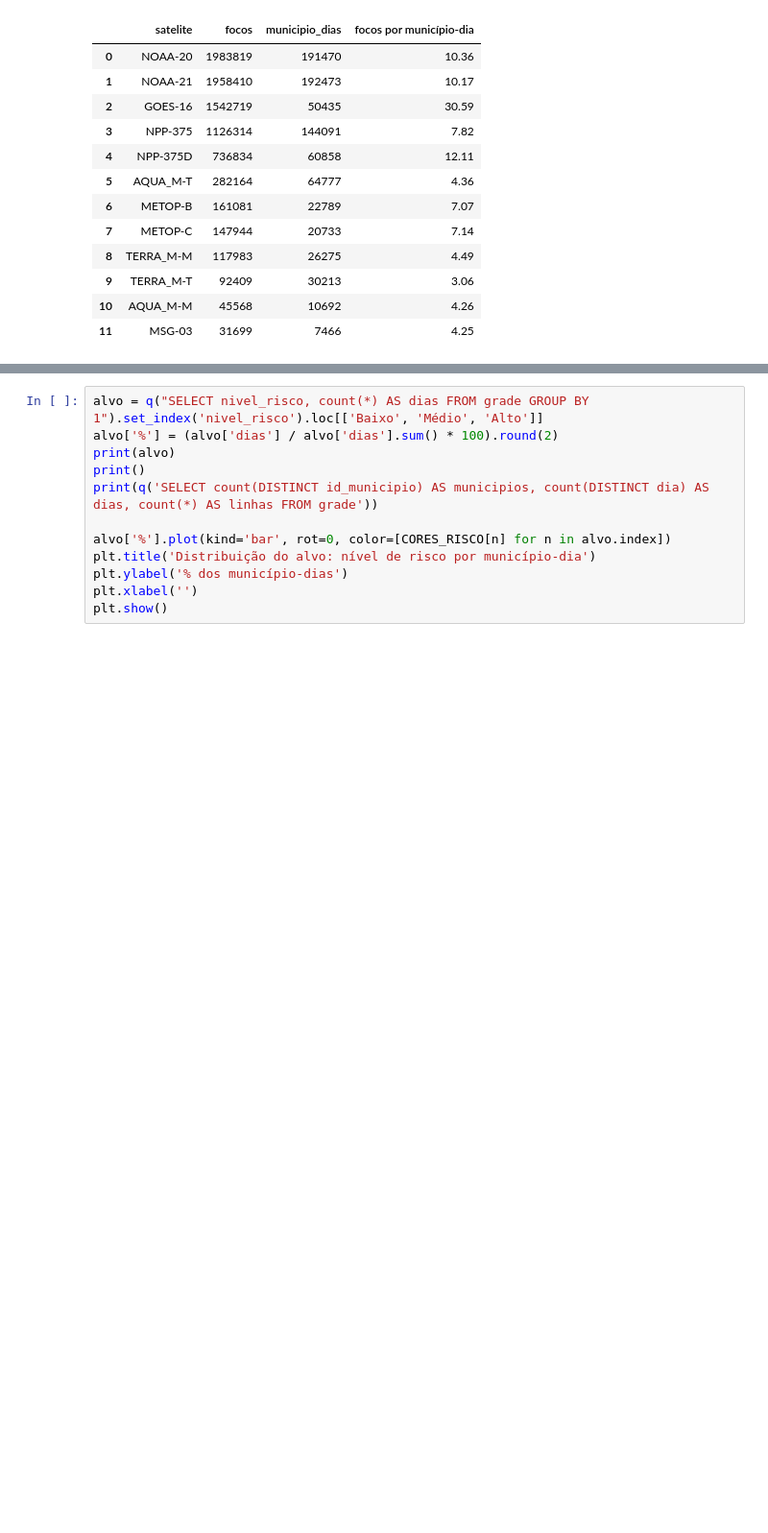
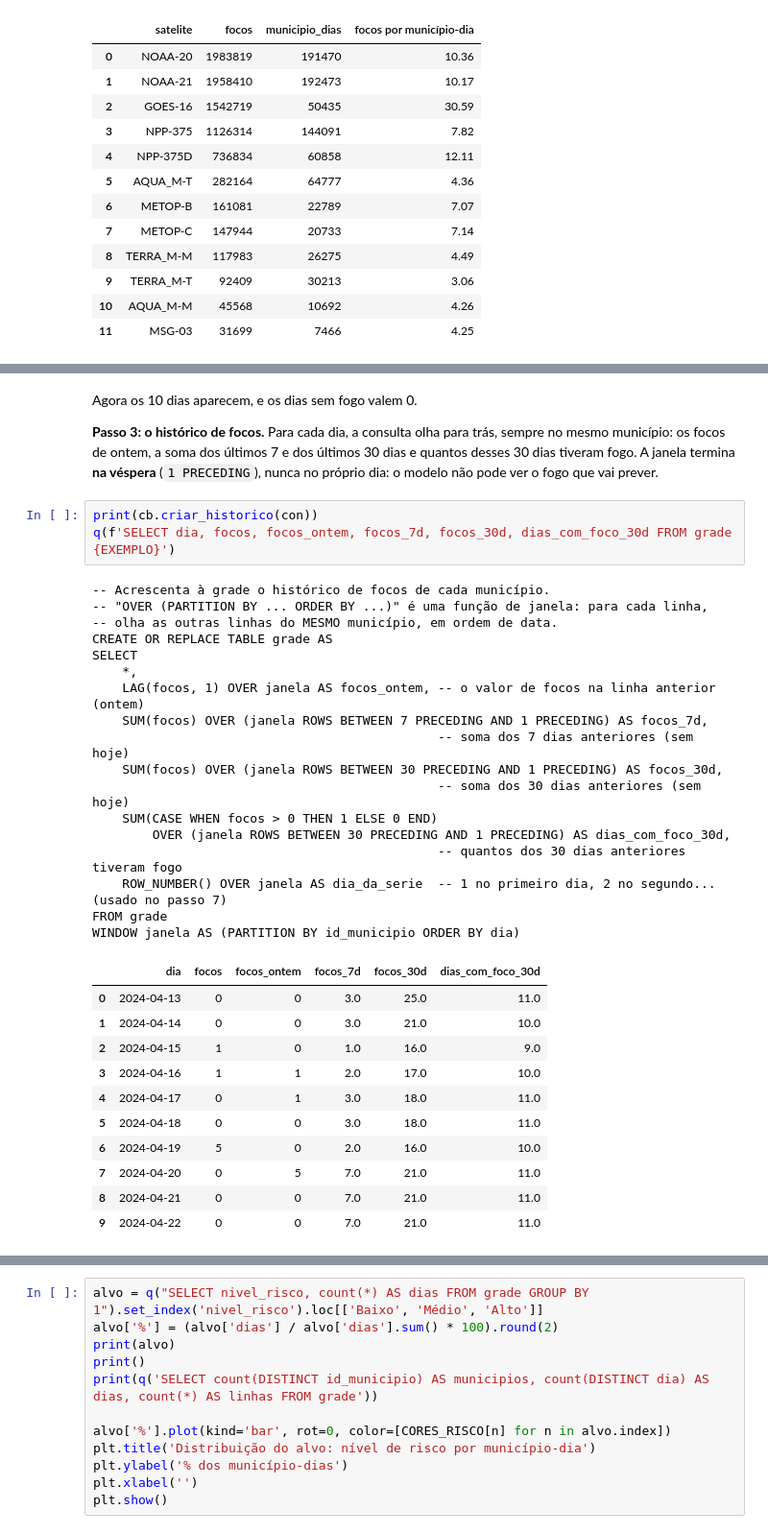
Before and after one commit to heliogil/risco-incendio-municipio, a Jupyter notebook: 01_eda.ipynb, the cells around one changed output, grey strips where cells are left out. Shown at 96% size. Drawn from its saved outputs; the diff is of its cells as text; blank space fills up the shorter version.

```diff
--- a/01_eda.ipynb
+++ b/01_eda.ipynb
@@ -259,0 +313,38 @@ remover_sem_historico  grade:   2109514 linhas, 20 colunas
+# %% [markdown]
+Agora os 10 dias aparecem, e os dias sem fogo valem 0.
+
+**Passo 3: o histórico de focos.** Para cada dia, a consulta olha para trás, sempre no mesmo município: os
+focos de ontem, a soma dos últimos 7 e dos últimos 30 dias e quantos desses 30 dias tiveram fogo. A janela
+termina **na véspera** (`1 PRECEDING`), nunca no próprio dia: o modelo não pode ver o fogo que vai prever.
+# %%
+print(cb.criar_historico(con))
+q(f'SELECT dia, focos, focos_ontem, focos_7d, focos_30d, dias_com_foco_30d FROM grade {EXEMPLO}')
+# %% [output]
+-- Acrescenta à grade o histórico de focos de cada município.
+-- "OVER (PARTITION BY ... ORDER BY ...)" é uma função de janela: para cada linha,
+-- olha as outras linhas do MESMO município, em ordem de data.
+CREATE OR REPLACE TABLE grade AS
+SELECT
+    *,
+    LAG(focos, 1) OVER janela AS focos_ontem, -- o valor de focos na linha anterior (ontem)
+    SUM(focos) OVER (janela ROWS BETWEEN 7 PRECEDING AND 1 PRECEDING) AS focos_7d,
+                                              -- soma dos 7 dias anteriores (sem hoje)
+    SUM(focos) OVER (janela ROWS BETWEEN 30 PRECEDING AND 1 PRECEDING) AS focos_30d,
+                                              -- soma dos 30 dias anteriores (sem hoje)
+    SUM(CASE WHEN focos > 0 THEN 1 ELSE 0 END)
+        OVER (janela ROWS BETWEEN 30 PRECEDING AND 1 PRECEDING) AS dias_com_foco_30d,
+                                              -- quantos dos 30 dias anteriores tiveram fogo
+    ROW_NUMBER() OVER janela AS dia_da_serie  -- 1 no primeiro dia, 2 no segundo... (usado no passo 7)
+FROM grade
+WINDOW janela AS (PARTITION BY id_municipio ORDER BY dia)
+|  | dia | focos | focos_ontem | focos_7d | focos_30d | dias_com_foco_30d |
+| 0 | 2024-04-13 | 0 | 0 | 3.0 | 25.0 | 11.0 |
+| 1 | 2024-04-14 | 0 | 0 | 3.0 | 21.0 | 10.0 |
+| 2 | 2024-04-15 | 1 | 0 | 1.0 | 16.0 | 9.0 |
+| 3 | 2024-04-16 | 1 | 1 | 2.0 | 17.0 | 10.0 |
+| 4 | 2024-04-17 | 0 | 1 | 3.0 | 18.0 | 11.0 |
+| 5 | 2024-04-18 | 0 | 0 | 3.0 | 18.0 | 11.0 |
+| 6 | 2024-04-19 | 5 | 0 | 2.0 | 16.0 | 10.0 |
+| 7 | 2024-04-20 | 0 | 5 | 7.0 | 21.0 | 11.0 |
+| 8 | 2024-04-21 | 0 | 0 | 7.0 | 21.0 | 11.0 |
+| 9 | 2024-04-22 | 0 | 0 | 7.0 | 21.0 | 11.0 |
```
Also changed, not shown: parts of 22 cells of this notebook, 2 other files.
